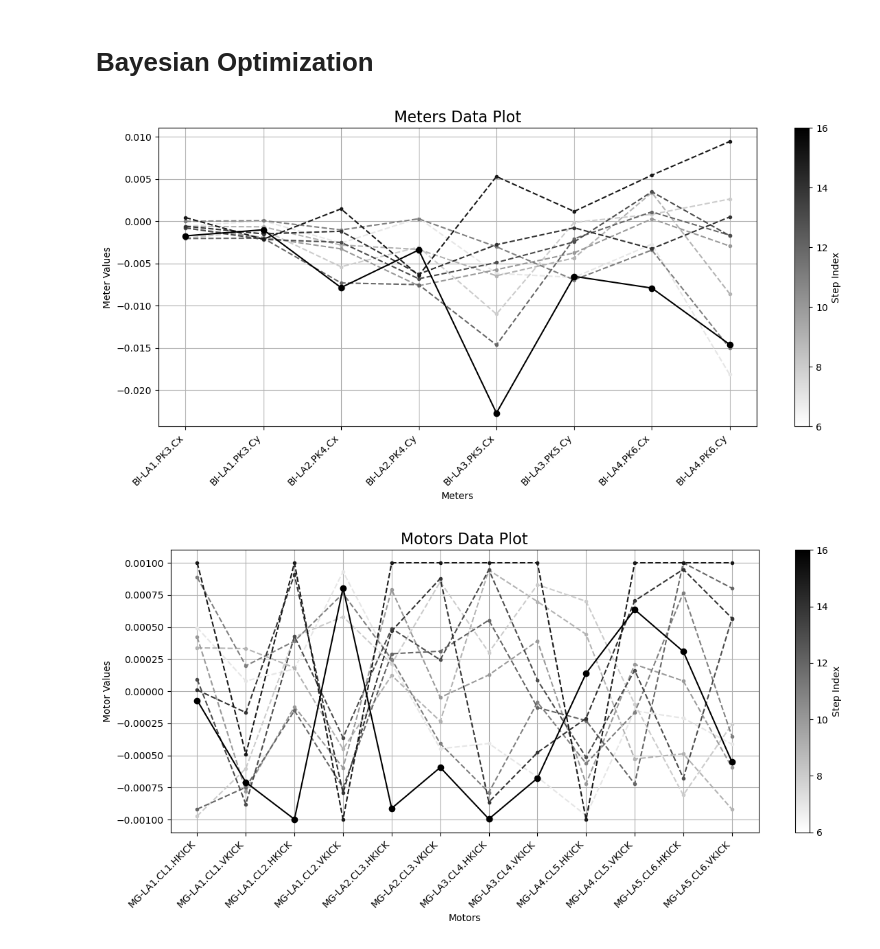
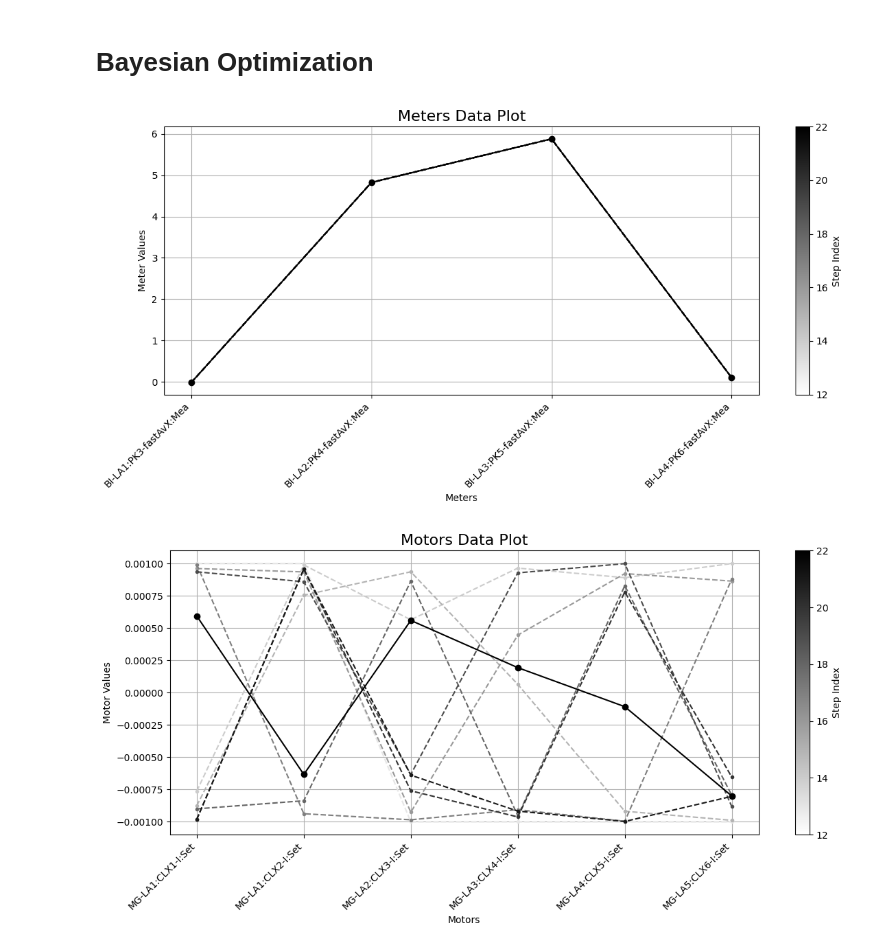
Before and after one commit to fuodorov/scaut, a Jupyter notebook: notebooks/bayes.ipynb, the cells around one changed output. Drawn from its saved outputs; the diff is of its cells as text; code cells hidden in the pictures.

```diff
--- a/notebooks/bayes.ipynb
+++ b/notebooks/bayes.ipynb
@@ -15,23 +15,23 @@ from src.elegant import eleget, eleput
 from src.core import config as cfg
 # %%
 data_scan = scan_bayesian_optimization(
-    meters=settings.METERS,
-    motors=settings.MOTORS,
-    get_func=add_noise(settings.NOISE_LEVEL)(eleget),
-    put_func=eleput,
+    meters=settings.HORIZONTAL_MONITORS,
+    motors=[[name, [caget(name), caget(name)+settings.HORIZONTAL_KICK]] for name, _ in settings.HORIZONTAL_CORRECTORS],
+    get_func=caget,
+    put_func=caput,
     sample_size=settings.SAMPLE_SIZE,
     verify_motor=settings.VERIFY_MOTOR,
     max_retries=settings.MAX_TRIES,
     delay=settings.DELAY,
     tolerance=settings.TOLERANCE,
     save=settings.SAVE_SCAN,
     dirname=settings.DIRNAME_DATA,
     callback=[clear_output, plot_meters_data, plot_motors_data],
     save_original_motor_values=settings.SAVE_ORIGINAL_MOTOR_VALUES,
     parallel=settings.PARALLEL,
 )
 # %% [output]
-[figure, old version]
+[figure, new version]
-[figure, old version]
+[figure, new version]
 # %%
 data_scan
```
Also changed, not shown: parts of 1 cell of this notebook, 4 other files.
